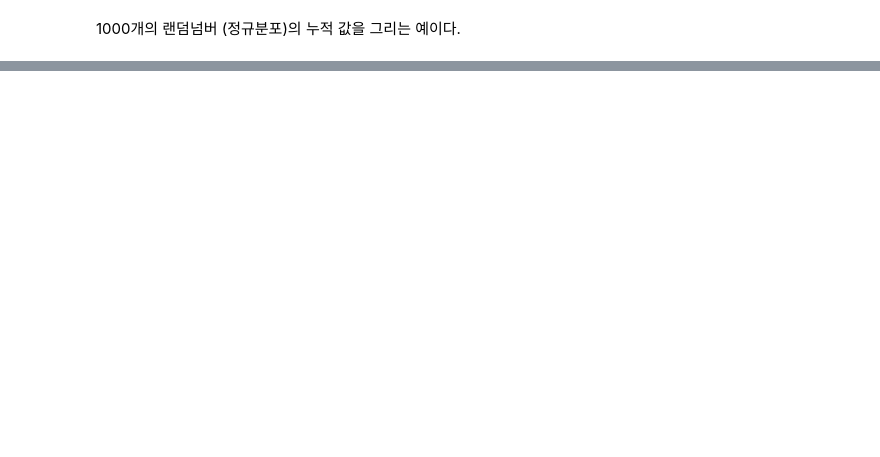
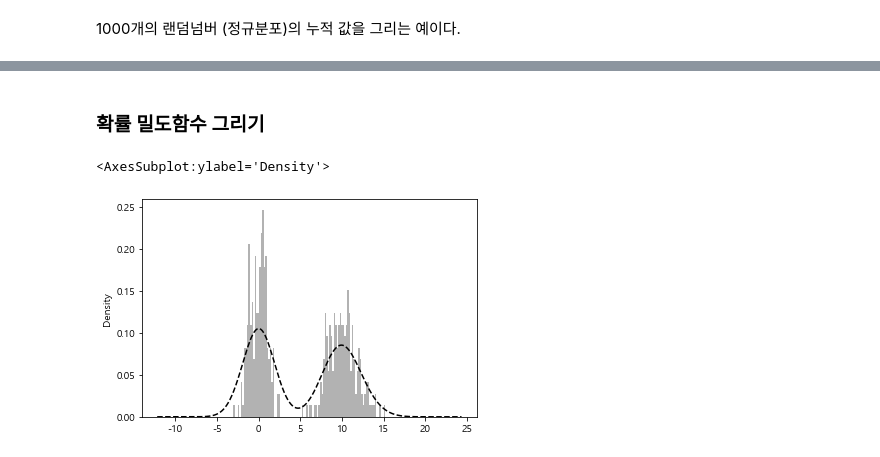
Before and after one commit to Jelcream/AI_Based_BigData, a Jupyter notebook: Saturday/Python_test/pandas-test.ipynb, the cells around one changed output, grey strips where cells are left out. Saved outputs shown, nothing was run; the diff lists cells and outputs as text; code cells hidden in the pictures; blank space fills up the shorter version.

```diff
--- a/Saturday/Python_test/pandas-test.ipynb
+++ b/Saturday/Python_test/pandas-test.ipynb
@@ -297,0 +354,12 @@ ax.plt(randn)
+# %% [markdown]
+### 확률 밀도함수 그리기
+# %%
+comp1 = np.random.normal(0,1,size=200)# N 0,1
+comp2 = np.random.normal(10,2, size=200)# N 10, 4
+values = Series(np.concatenate([comp1,comp2]))
+#concat(1,2) -1번째 문자열에 두번째 문자열을 합치는 함수와 동일
+values.hist(bins=100,alpha=0.3,color='k', density=True)
+values.plot(kind='kde', style='k--')
+# %% [output]
+<AxesSubplot:ylabel='Density'>
+[figure, added]
```
Also changed, not shown: parts of 77 cells of this notebook, 2 other files.
